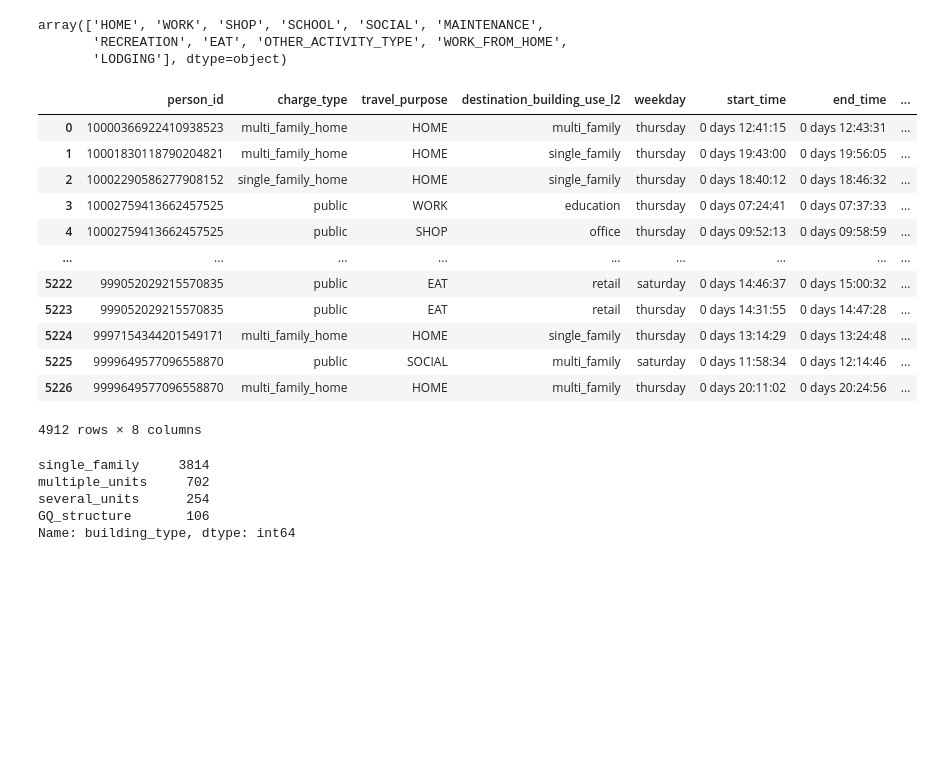
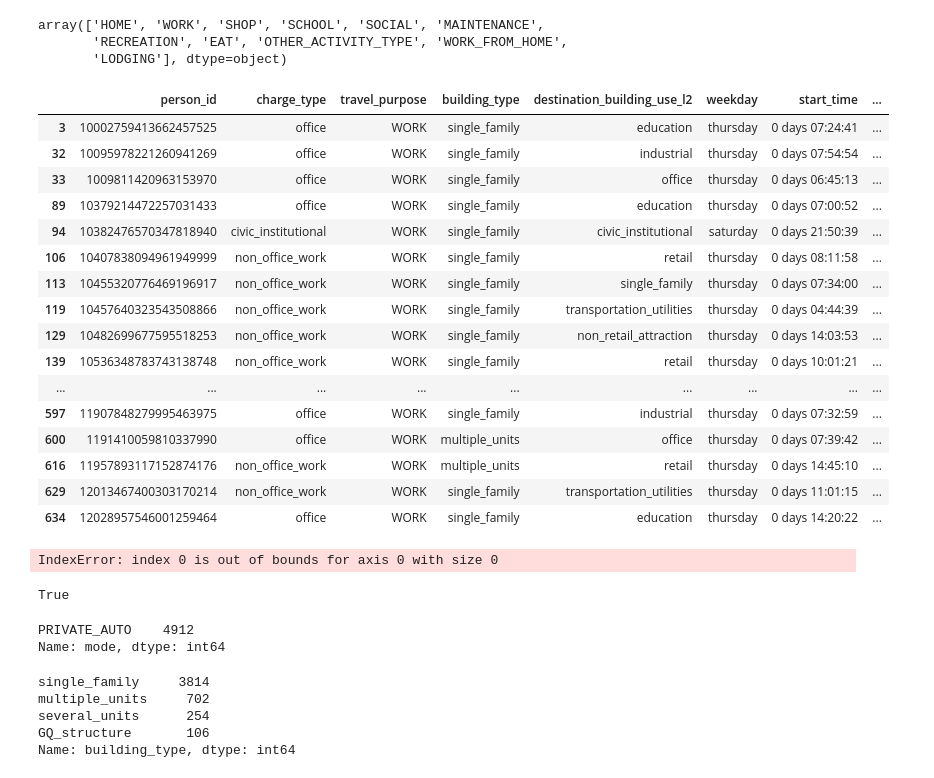
Before and after one commit to rmi-mobility-data-science/replicaEVSE, a Jupyter notebook: notebooks/charger_logic_dev.ipynb, the cells around one changed output. Drawn from its saved outputs; the diff is of its cells as text; code cells hidden in the pictures; blank space fills up the shorter version.

Commit message:
map charge type

```diff
--- a/notebooks/charger_logic_dev.ipynb
+++ b/notebooks/charger_logic_dev.ipynb
@@ -360,42 +328,70 @@ array(['HOME', 'WORK', 'SHOP', 'SCHOOL', 'SOCIAL', 'MAINTENANCE',
        'RECREATION', 'EAT', 'OTHER_ACTIVITY_TYPE', 'WORK_FROM_HOME',
        'LODGING'], dtype=object)
 # %%
-person_id = '6843763911659648578'
-# person_temp = df.loc[df.person_id == person_id].copy()
-
-destinations = ['multi_family', 'single_family', 'education', 'office', 'retail',
-       'civic_institutional', 'non_retail_attraction', 'open_space',
-       'industrial', 'transportation_utilities', 'healthcare',
-       'agriculture', 'other', 'unknown']
-
 # Define a function to map the values
 def map_charge_type(row):
+
+    office_work_buildings = ['education', 'office', 'industrial', 'healthcare',]
+
     if row['travel_purpose'] == 'HOME':
         if row['building_type'] == 'single_family':
             return 'single_family_home'
+        if row['building_type'] == 'mobile':
+            return 'mobile_home'
         else:
             return 'multi_family_home'
+    if row['travel_purpose'] == 'WORK':
+        if row['destination_building_use_l2'] == 'civic_institutional':
+            return 'civic_institutional'
+        elif row['destination_building_use_l2'] in office_work_buildings:
+            return 'office'
+        else:
+            return 'non_office_work'
     else:
         return 'public'
 # Apply the mapping function to create the charge_type column
 df['charge_type'] = df.apply(map_charge_type, axis=1)
 
 cols = cols = ['person_id', 'charge_type', 'travel_purpose', 'building_type', 'destination_building_use_l2', 'weekday', 'start_time', 'end_time', 'distance_miles', ]
-df[cols]
+df[cols].loc[df['travel_purpose'] == 'WORK'].head(50)
 # %% [output]
-|  | person_id | charge_type | travel_purpose | destination_building_use_l2 | weekday | start_time | end_time | ... |
-| 0 | 10000366922410938523 | multi_family_home | HOME | multi_family | thursday | 0 days 12:41:15 | 0 days 12:43:31 | ... |
-| 1 | 10001830118790204821 | multi_family_home | HOME | single_family | thursday | 0 days 19:43:00 | 0 days 19:56:05 | ... |
-| 2 | 10002290586277908152 | single_family_home | HOME | single_family | thursday | 0 days 18:40:12 | 0 days 18:46:32 | ... |
-| 3 | 10002759413662457525 | public | WORK | education | thursday | 0 days 07:24:41 | 0 days 07:37:33 | ... |
-| 4 | 10002759413662457525 | public | SHOP | office | thursday | 0 days 09:52:13 | 0 days 09:58:59 | ... |
+|  | person_id | charge_type | travel_purpose | building_type | destination_building_use_l2 | weekday | start_time | ... |
+| 3 | 10002759413662457525 | office | WORK | single_family | education | thursday | 0 days 07:24:41 | ... |
+| 32 | 10095978221260941269 | office | WORK | single_family | industrial | thursday | 0 days 07:54:54 | ... |
+| 33 | 1009811420963153970 | office | WORK | single_family | office | thursday | 0 days 06:45:13 | ... |
+| 89 | 10379214472257031433 | office | WORK | single_family | education | thursday | 0 days 07:00:52 | ... |
+| 94 | 10382476570347818940 | civic_institutional | WORK | single_family | civic_institutional | saturday | 0 days 21:50:39 | ... |
+| 106 | 10407838094961949999 | non_office_work | WORK | single_family | retail | thursday | 0 days 08:11:58 | ... |
+| 113 | 10455320776469196917 | non_office_work | WORK | single_family | single_family | thursday | 0 days 07:34:00 | ... |
+| 119 | 10457640323543508866 | non_office_work | WORK | single_family | transportation_utilities | thursday | 0 days 04:44:39 | ... |
+| 129 | 10482699677595518253 | non_office_work | WORK | single_family | non_retail_attraction | thursday | 0 days 14:03:53 | ... |
+| 139 | 10536348783743138748 | non_office_work | WORK | single_family | retail | thursday | 0 days 10:01:21 | ... |
 | ... | ... | ... | ... | ... | ... | ... | ... | ... |
-| 5222 | 999052029215570835 | public | EAT | retail | saturday | 0 days 14:46:37 | 0 days 15:00:32 | ... |
-| 5223 | 999052029215570835 | public | EAT | retail | thursday | 0 days 14:31:55 | 0 days 14:47:28 | ... |
-| 5224 | 9997154344201549171 | multi_family_home | HOME | single_family | thursday | 0 days 13:14:29 | 0 days 13:24:48 | ... |
-| 5225 | 9999649577096558870 | public | SOCIAL | multi_family | saturday | 0 days 11:58:34 | 0 days 12:14:46 | ... |
-| 5226 | 9999649577096558870 | multi_family_home | HOME | multi_family | thursday | 0 days 20:11:02 | 0 days 20:24:56 | ... |
+| 597 | 11907848279995463975 | office | WORK | single_family | industrial | thursday | 0 days 07:32:59 | ... |
+| 600 | 1191410059810337990 | office | WORK | multiple_units | office | thursday | 0 days 07:39:42 | ... |
+| 616 | 11957893117152874176 | non_office_work | WORK | multiple_units | retail | thursday | 0 days 14:45:10 | ... |
+| 629 | 12013467400303170214 | non_office_work | WORK | single_family | transportation_utilities | thursday | 0 days 11:01:15 | ... |
+| 634 | 12028957546001259464 | office | WORK | single_family | education | thursday | 0 days 14:20:22 | ... |
-4912 rows × 8 columns
+# %%
+i == 'thursday'
+sim.create_charging_events(
+    df_trips=df.loc[df.weekday == i].copy(
+    ),
+    charger_availability={},
+    consumption_kWh_per_mi=0.3,
+    weekday=i
+)
+# %% [output]
+IndexError: index 0 is out of bounds for axis 0 with size 0
+# %%
+(df['mode'] == 'PRIVATE_AUTO').any()
+# %% [output]
+True
+# %%
+df['mode'].value_counts()
+# %% [output]
+PRIVATE_AUTO    4912
+Name: mode, dtype: int64
 # %%
 df['building_type'].value_counts()
 # %% [output]
```
Also changed, not shown: parts of 6 cells of this notebook, 1 other file.
